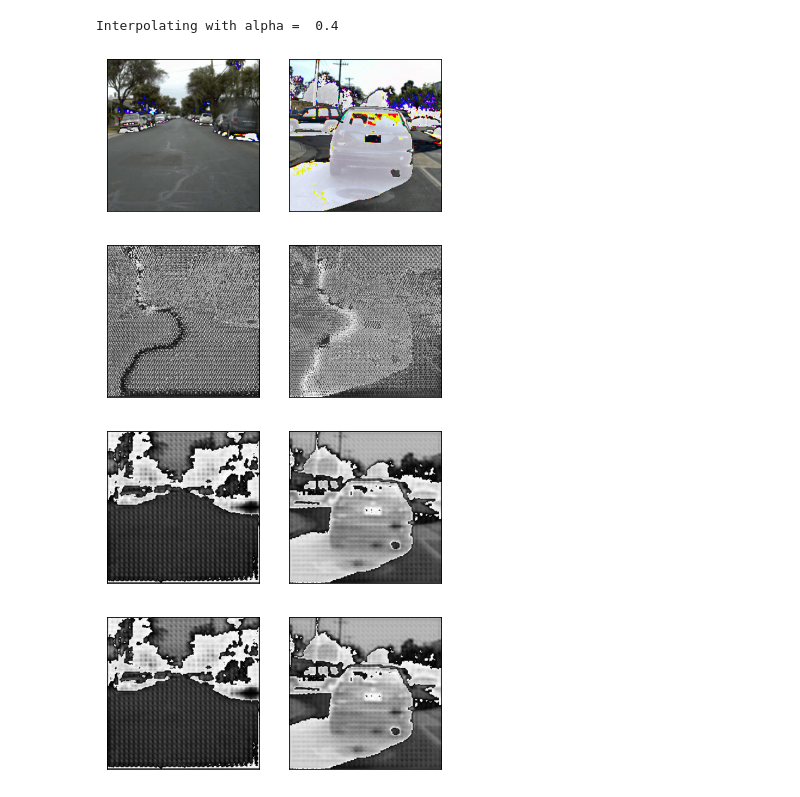
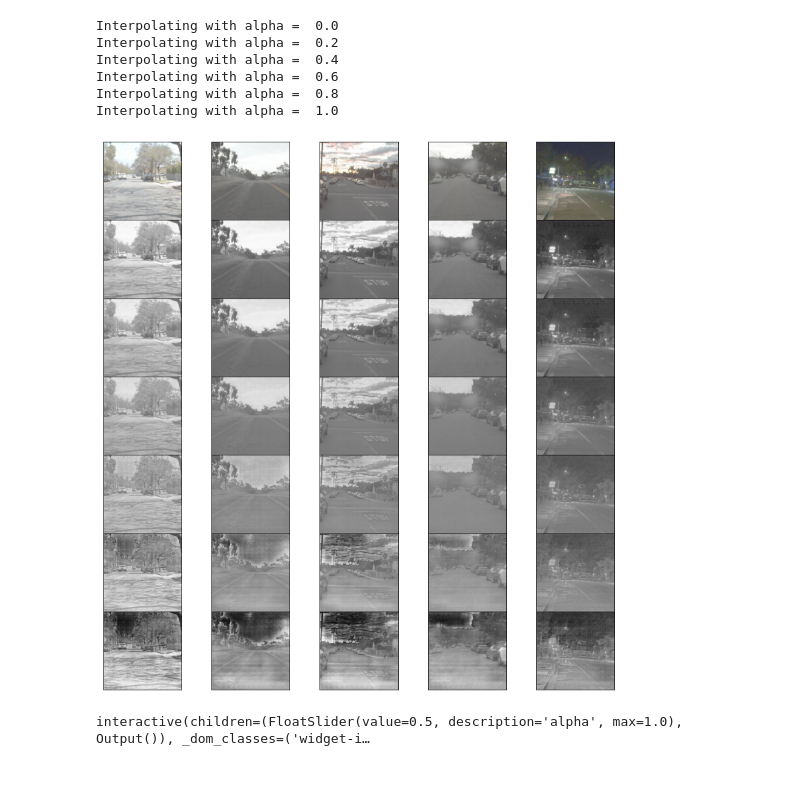
Before and after one commit to AIAhome/thermal-Infrared-image-generation, a Jupyter notebook: dualGAN/net_interp.ipynb, the cells around one changed output. Drawn from its saved outputs; the diff is of its cells as text; code cells hidden in the pictures.

```diff
--- a/dualGAN/net_interp.ipynb
+++ b/dualGAN/net_interp.ipynb
@@ -104,18 +80,62 @@ def interp(alpha,p_G_AB_0,p_G_AB_1):
+# %%
+from copy import deepcopy
+def show(imgs):
+    def inverse_normalize(tensor, mean, std):# 避免normalize之后显示出来的图像偏黑
+        for t, m, s in zip(tensor, mean, std):
+            t.mul_(s).add_(m)
+        return tensor
+
+    if not isinstance(imgs, list):
+        imgs = [imgs]
+    fig , axes = plt.subplots(len(imgs),len(imgs[0]), squeeze=False,figsize=(12,12))
+    fig.tight_layout()
+    plt.subplots_adjust(left=None, bottom=None, right=None, top=None,wspace=0, hspace=0)
+    for i, img_list in enumerate(imgs):
+        for j , img in enumerate(img_list):
+            img_ = img.detach()
+            img = deepcopy(img_)
+            img = torchvision.transforms.functional.to_pil_image(inverse_normalize(img.cpu(),mean=(0.5, 0.5, 0.5), std=(0.5, 0.5, 0.5)))
+            axes[i, j].imshow(np.asarray(img))
+            axes[i, j].set(xticklabels=[], yticklabels=[], xticks=[], yticks=[])
 # %%
-imgs = next(iter(val_dataloader))
+imgs = next(iter(dataloader))['A']
+# %%
+def show_all_interp():
+    gens = []
+    for alpha in range(0,12,2):
+        alpha = alpha/10
+        inter_net = interp(alpha,G_AB_0,G_AB_1)
+        device = 'cuda' if torch.cuda.is_available() else 'cpu'
+        inter_net = inter_net.to(device)
+        gen = inter_net(imgs.to(device))
+        gens.append(gen)
+    show([imgs]+gens)
+show_all_interp()
+# %% [output]
+Interpolating with alpha =  0.0
+Interpolating with alpha =  0.2
+Interpolating with alpha =  0.4
+Interpolating with alpha =  0.6
+Interpolating with alpha =  0.8
+Interpolating with alpha =  1.0
+[figure, added]
+# %%
+@interact(alpha=(0,1.0))
+def show_interp(alpha):
+    inter_net = interp(alpha,G_AB_0,G_AB_1)
+    device = 'cuda' if torch.cuda.is_available() else 'cpu'
+    inter_net = inter_net.to(device)
+    gen = inter_net(imgs.to(device))
+    show([imgs,gen])
+# %% [output]
+interactive(children=(FloatSlider(value=0.5, description='alpha', max=1.0), Output()), _dom_classes=('widget-i…
 # %%
-show(list(imgs['A'][:2]))
-inter_G_AB = interp(0.4,p_G_AB_0,p_G_AB_1)
-interp_img = inter_G_AB(imgs['A'])
-show(list(interp_img[:2]))
+# show(list(imgs['A'][:2]))
+# inter_G_AB = interp(0.4,p_G_AB_0,p_G_AB_1)
+# interp_img = inter_G_AB(imgs['A'])
+# show(list(interp_img[:2]))
 
-img_0 = G_AB_0(imgs['A'])
-show(list(img_0[:2]))
-img_1 = G_AB_1(imgs['A'])
-show(list(img_1[:2]))
+# img_0 = G_AB_0(imgs['A'])
+# show(list(img_0[:2]))
+# img_1 = G_AB_1(imgs['A'])
+# show(list(img_1[:2]))
-# %% [output]
-Interpolating with alpha =  0.4
-[figure, removed]
-[figure, removed]
-[figure, removed]
-[figure, removed]
```
Also changed, not shown: parts of 2 cells of this notebook, 3 other files.
